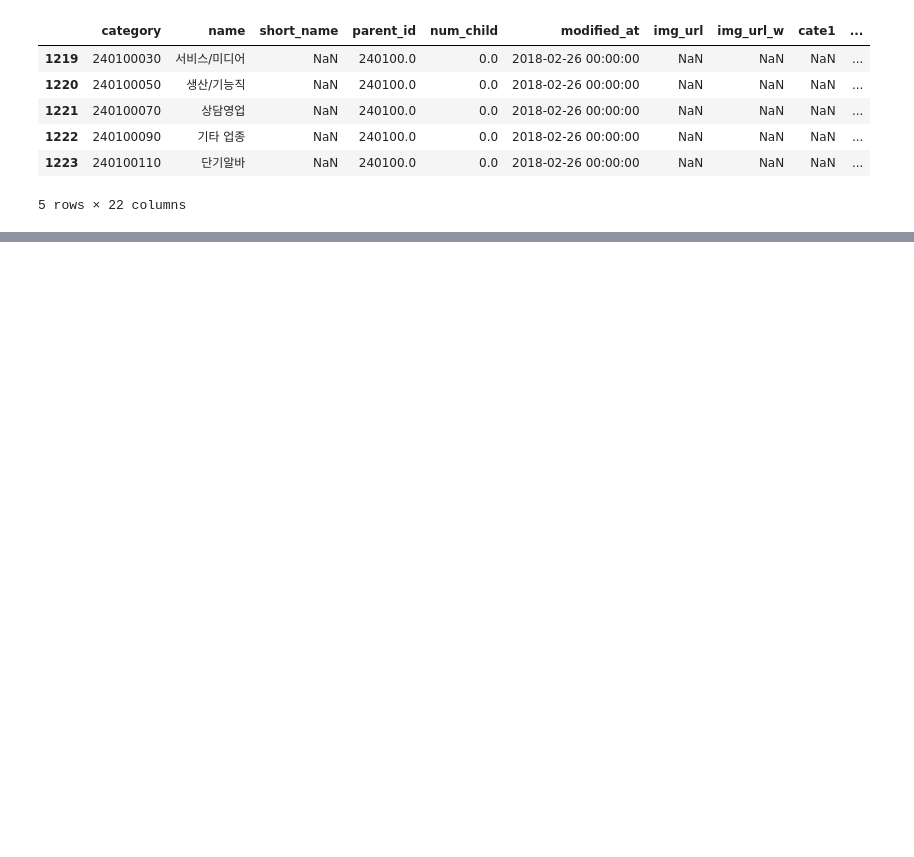
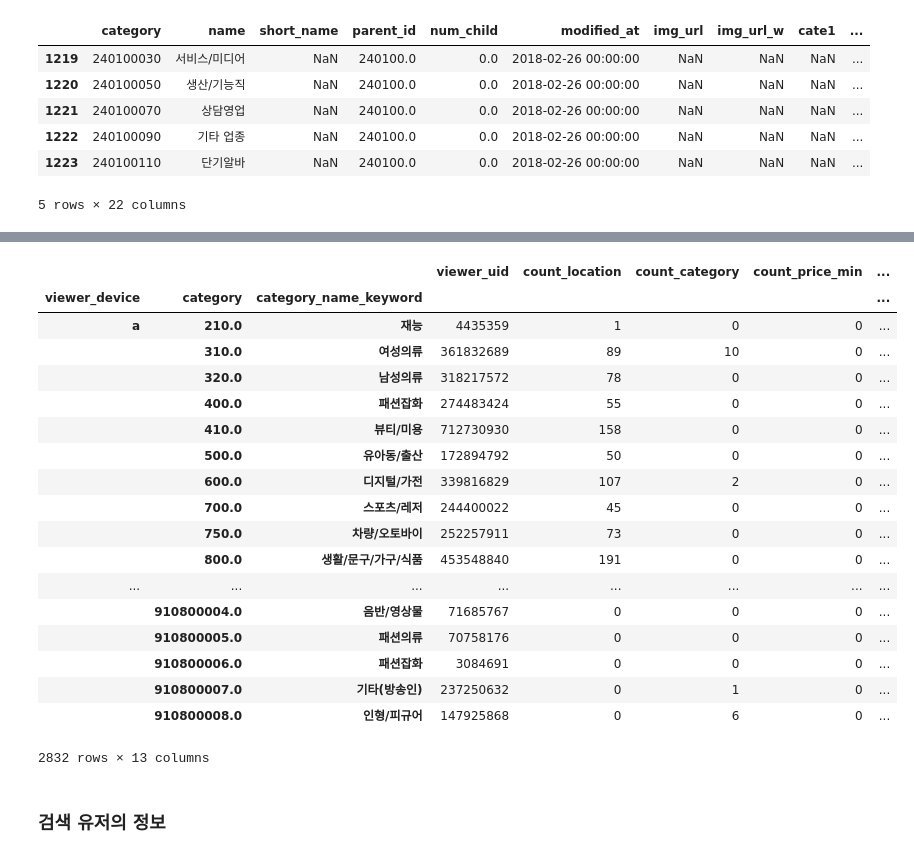
Before and after one commit to kiyoja07/python-bunjang, a Jupyter notebook: data-analysis/jupyter/search_to_click.ipynb, the cells around one changed output, grey strips where cells are left out. Drawn from its saved outputs; the diff is of its cells as text; code cells hidden in the pictures; blank space fills up the shorter version.

```diff
--- a/data-analysis/jupyter/search_to_click.ipynb
+++ b/data-analysis/jupyter/search_to_click.ipynb
@@ -291,0 +114,4 @@ Name: search_option_json, dtype: object
+# %%
+df_search_click = pd.read_csv('../csv/tmp/df_search_click.csv')
+
+df_search_click.tail()
@@ -291,0 +125,4 @@ Name: search_option_json, dtype: object
+# %%
+df_search_click['total_search'] = df_search_click['count_none'] + df_search_click['count_detail']
+
+df_search_click.tail()
@@ -291,0 +154,9 @@ Name: search_option_json, dtype: object
+# %%
+# 키워드 세부 카테고리
+
+path = '../csv/keyword_category_detail.csv'
+
+df_categories_detail = pd.read_csv(path).drop(['_count', '_num'], axis=1)
+df_categories_detail = df_categories_detail.rename(columns={'categroy': 'category_keyword', 'name': 'category_name_keyword'})
+
+df_categories_detail.tail()
@@ -291,0 +209,6 @@ Name: search_option_json, dtype: object
+# %%
+# 세부 카테고리 붙이기
+
+df_search_click_cate_detail = pd.merge(df_search_click, df_categories_detail, how = 'left', on = 'keyword')
+
+df_search_click_cate_detail.tail()
@@ -291,0 +222,30 @@ Name: search_option_json, dtype: object
+# %%
+df_search_click_cate_detail_agg = df_search_click_cate_detail.groupby(['viewer_device',
+                                                                       'category',
+                                                                       'category_name_keyword']).agg('sum')
+
+df_search_click_cate_detail_agg.to_csv('../csv/tmp/df_search_click_cate_detail_agg.csv', index=True, mode='w', header=True) # save
+
+df_search_click_cate_detail_agg
+# %% [output]
+|  |  |  | viewer_uid | count_location | count_category | count_price_min | ... |
+| viewer_device | category | category_name_keyword |  |  |  |  | ... |
+| a | 210.0 | 재능 | 4435359 | 1 | 0 | 0 | ... |
+|  | 310.0 | 여성의류 | 361832689 | 89 | 10 | 0 | ... |
+|  | 320.0 | 남성의류 | 318217572 | 78 | 0 | 0 | ... |
+|  | 400.0 | 패션잡화 | 274483424 | 55 | 0 | 0 | ... |
+|  | 410.0 | 뷰티/미용 | 712730930 | 158 | 0 | 0 | ... |
+|  | 500.0 | 유아동/출산 | 172894792 | 50 | 0 | 0 | ... |
+|  | 600.0 | 디지털/가전 | 339816829 | 107 | 2 | 0 | ... |
+|  | 700.0 | 스포츠/레저 | 244400022 | 45 | 0 | 0 | ... |
+|  | 750.0 | 차량/오토바이 | 252257911 | 73 | 0 | 0 | ... |
+|  | 800.0 | 생활/문구/가구/식품 | 453548840 | 191 | 0 | 0 | ... |
+| ... | ... | ... | ... | ... | ... | ... | ... |
+|  | 910800004.0 | 음반/영상물 | 71685767 | 0 | 0 | 0 | ... |
+|  | 910800005.0 | 패션의류 | 70758176 | 0 | 0 | 0 | ... |
+|  | 910800006.0 | 패션잡화 | 3084691 | 0 | 0 | 0 | ... |
+|  | 910800007.0 | 기타(방송인) | 237250632 | 0 | 1 | 0 | ... |
+|  | 910800008.0 | 인형/피규어 | 147925868 | 0 | 6 | 0 | ... |
+2832 rows × 13 columns
+# %% [markdown]
+### 검색 유저의 정보
```
Also changed, not shown: parts of 42 cells of this notebook, 2 other files.
